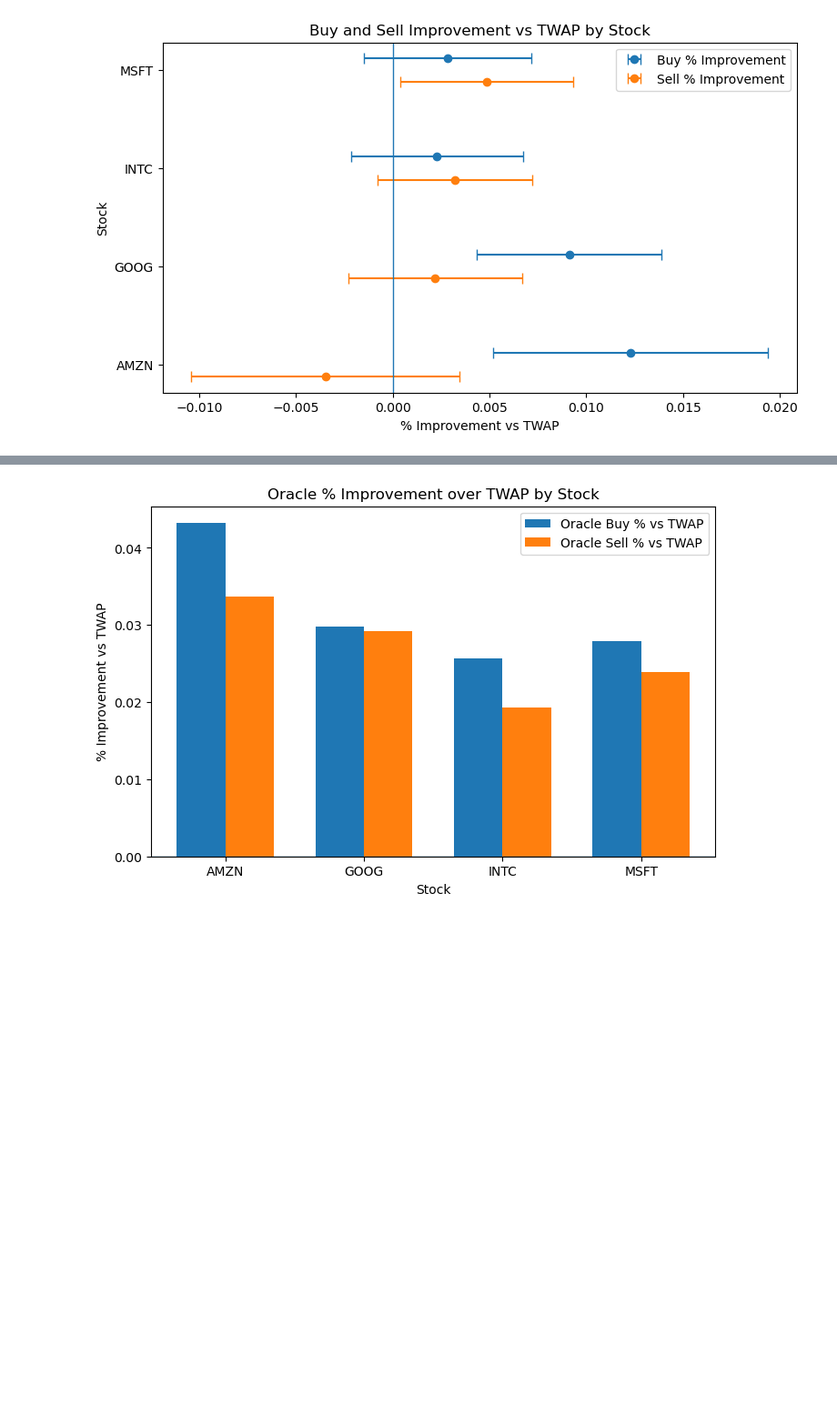
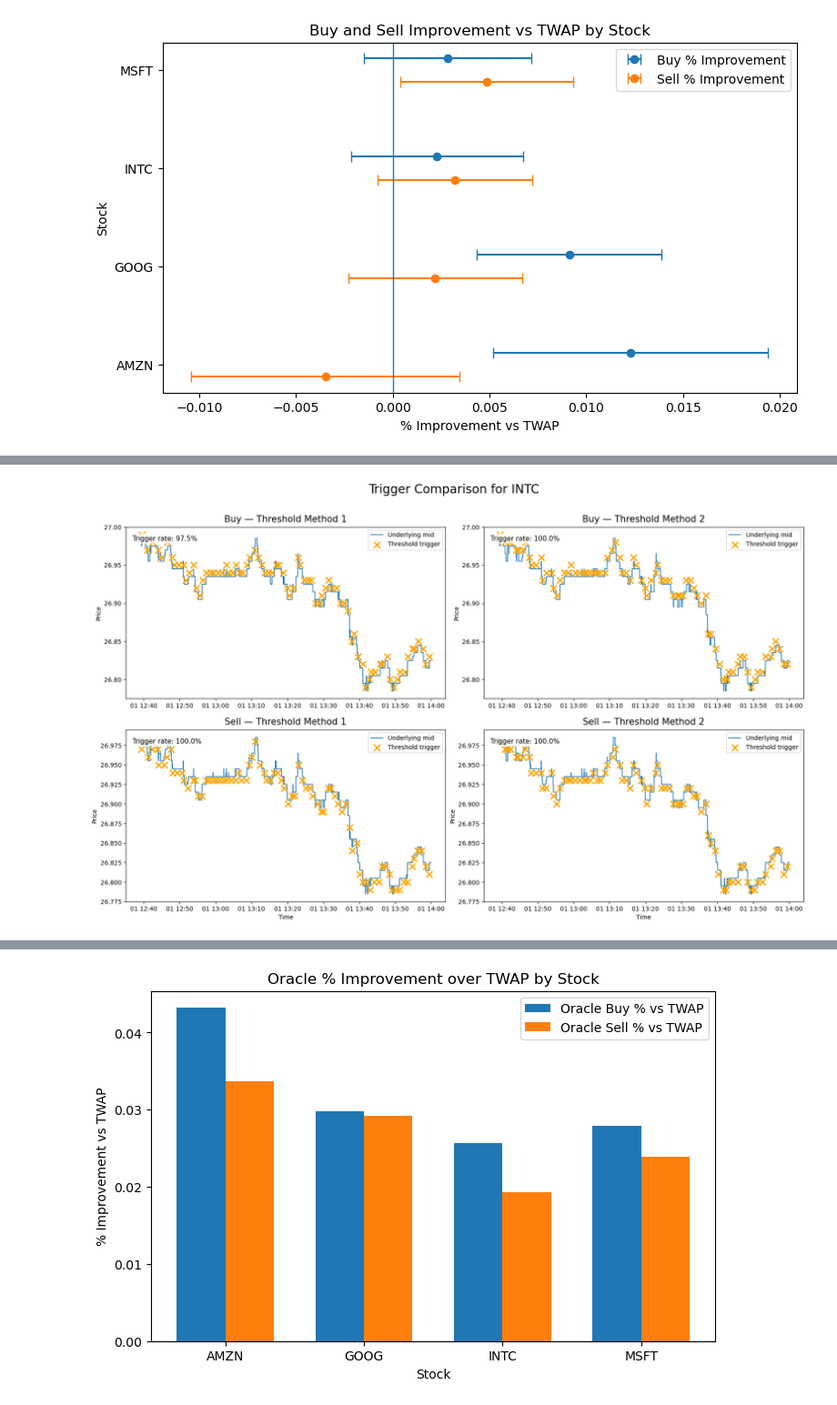
Before and after one commit to FishInAZ/ORIE-5259-Algo-Trading, a Jupyter notebook: Strategy_4/Multi_Factor_Strategy.ipynb, the cells around one changed output, grey strips where cells are left out. Shown at 91% size. Saved outputs shown, nothing was run; the diff lists cells and outputs as text; code cells hidden in the pictures; blank space fills up the shorter version.

```diff
--- a/Strategy_4/Multi_Factor_Strategy.ipynb
+++ b/Strategy_4/Multi_Factor_Strategy.ipynb
@@ -1069,0 +1234,24 @@ plt.show()
+# %%
+plot_trigger_comparison_2x2(
+    price_df=test_df,
+    buy_trades_m1=test_buy_compare,
+    sell_trades_m1=test_sell_compare,
+    buy_trades_m2=buy_compare,
+    sell_trades_m2=sell_compare,
+    stock_name="INTC",
+    price_col="mid",
+
+    m1_buy_time_col="buy_time_model",
+    m1_buy_price_col="buy_price_model",
+    m1_sell_time_col="sell_time_model",
+    m1_sell_price_col="sell_price_model",
+
+    m2_buy_time_col="model_buy_time",
+    m2_buy_price_col="model_buy_price",
+    m2_sell_time_col="model_sell_time",
+    m2_sell_price_col="model_sell_price",
+
+    trigger_col="trigger_type"
+)
+# %% [output]
+[figure, added]
```
Also changed, not shown: parts of 5 cells of this notebook, 1 other file.
